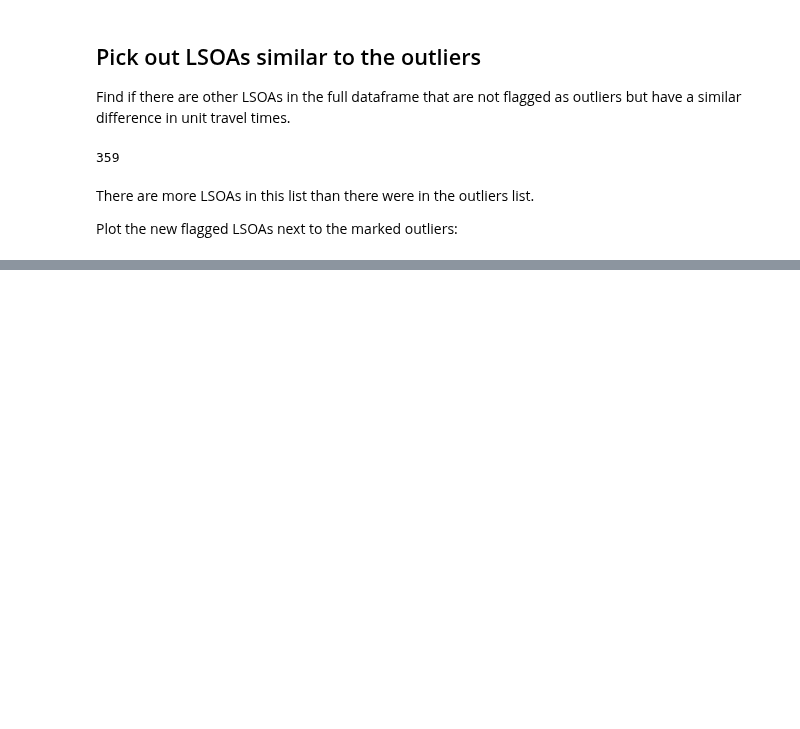
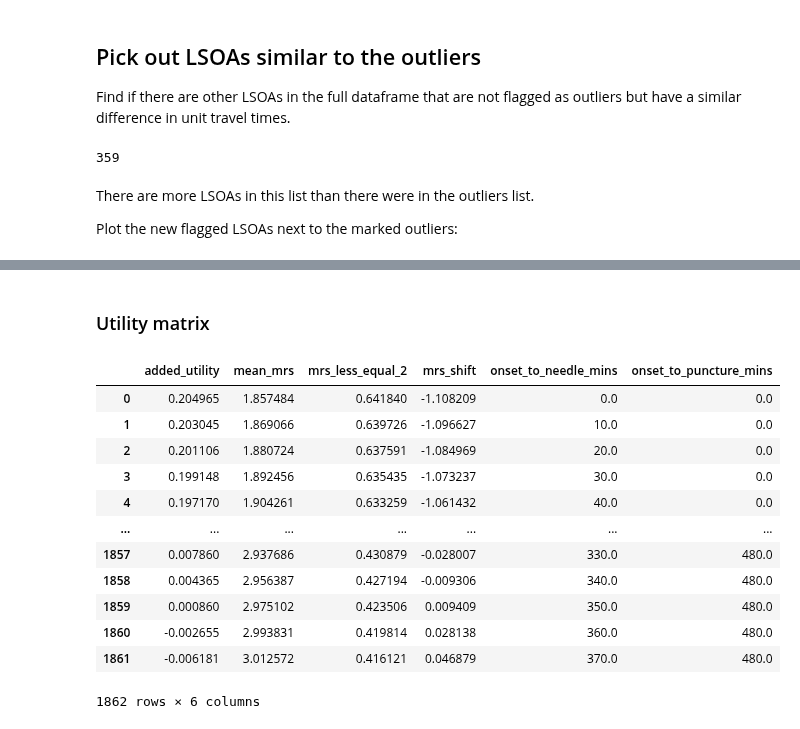
Before and after one commit to samuel-book/stroke_outcome, a Jupyter notebook: england_wales/04_outlier_areas.ipynb, the cells around one changed output, grey strips where cells are left out. Saved outputs shown, nothing was run; the diff lists cells and outputs as text; code cells hidden in the pictures; blank space fills up the shorter version.

```diff
--- a/england_wales/04_outlier_areas.ipynb
+++ b/england_wales/04_outlier_areas.ipynb
@@ -400,0 +708,20 @@ plt.show()
+# %% [markdown]
+### Utility matrix
+# %%
+matrix_mixed = pd.read_csv('../general_results/output/outcome_matrix_treated_ischaemic.csv')
+# %%
+matrix_mixed
+# %% [output]
+|  | added_utility | mean_mrs | mrs_less_equal_2 | mrs_shift | onset_to_needle_mins | onset_to_puncture_mins |
+| 0 | 0.204965 | 1.857484 | 0.641840 | -1.108209 | 0.0 | 0.0 |
+| 1 | 0.203045 | 1.869066 | 0.639726 | -1.096627 | 10.0 | 0.0 |
+| 2 | 0.201106 | 1.880724 | 0.637591 | -1.084969 | 20.0 | 0.0 |
+| 3 | 0.199148 | 1.892456 | 0.635435 | -1.073237 | 30.0 | 0.0 |
+| 4 | 0.197170 | 1.904261 | 0.633259 | -1.061432 | 40.0 | 0.0 |
+| ... | ... | ... | ... | ... | ... | ... |
+| 1857 | 0.007860 | 2.937686 | 0.430879 | -0.028007 | 330.0 | 480.0 |
+| 1858 | 0.004365 | 2.956387 | 0.427194 | -0.009306 | 340.0 | 480.0 |
+| 1859 | 0.000860 | 2.975102 | 0.423506 | 0.009409 | 350.0 | 480.0 |
+| 1860 | -0.002655 | 2.993831 | 0.419814 | 0.028138 | 360.0 | 480.0 |
+| 1861 | -0.006181 | 3.012572 | 0.416121 | 0.046879 | 370.0 | 480.0 |
+1862 rows × 6 columns
```
Also changed, not shown: parts of 33 cells of this notebook, 5 other files.
